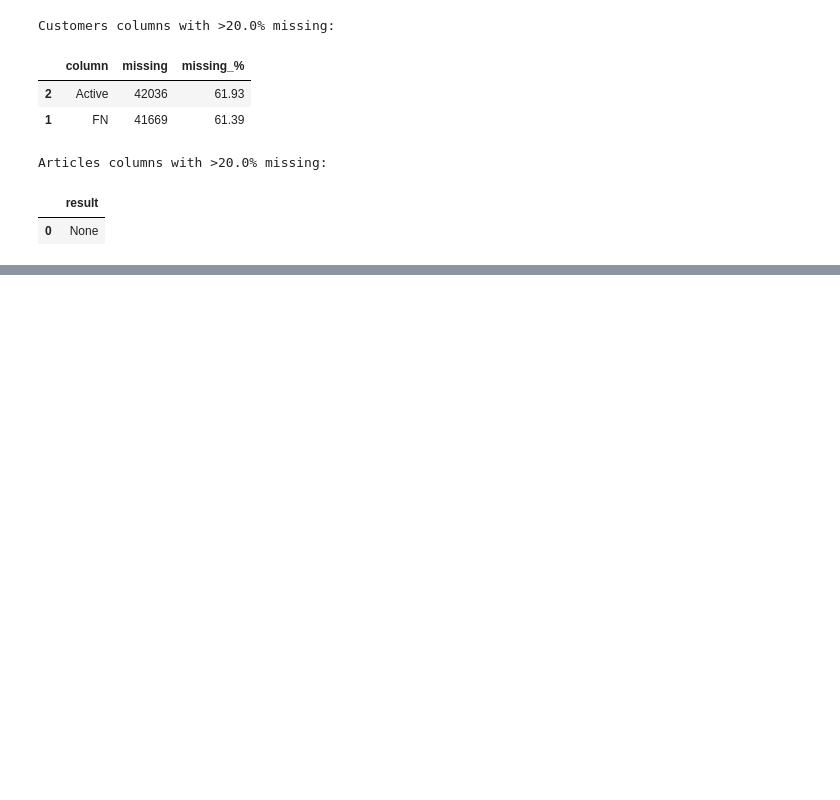
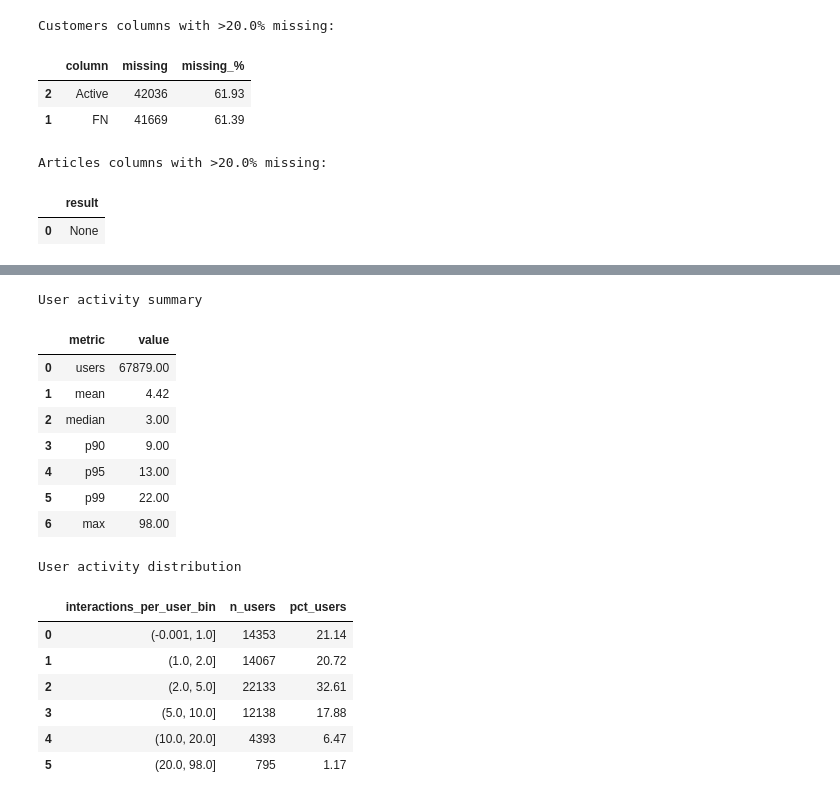
Before and after one commit to Chikire/Reco-Nova, a Jupyter notebook: notebooks/EDA_notebook.ipynb, the cells around one changed output, grey strips where cells are left out. Cells and saved outputs as stored; diff of their text form; code cells hidden in the pictures; blank space fills up the shorter version.

```diff
--- a/notebooks/EDA_notebook.ipynb
+++ b/notebooks/EDA_notebook.ipynb
@@ -505,0 +515,56 @@ summary
+# %%
+# 1) Analyze user activity distribution
+user_activity = (
+    tx_sample.groupby("customer_id").size().rename("n_interactions")
+)
+
+user_activity_summary = pd.DataFrame(
+    {
+        "metric": ["users", "mean", "median", "p90", "p95", "p99", "max"],
+        "value": [
+            int(user_activity.shape[0]),
+            round(float(user_activity.mean()), 2),
+            round(float(user_activity.median()), 2),
+            round(float(user_activity.quantile(0.90)), 2),
+            round(float(user_activity.quantile(0.95)), 2),
+            round(float(user_activity.quantile(0.99)), 2),
+            int(user_activity.max()),
+        ],
+    }
+)
+
+activity_bins = pd.cut(
+    user_activity,
+    bins=[0, 1, 2, 5, 10, 20, user_activity.max()],
+    include_lowest=True,
+)
+user_activity_distribution = (
+    activity_bins.value_counts().sort_index().rename_axis("interactions_per_user_bin")
+    .reset_index(name="n_users")
+)
+user_activity_distribution["pct_users"] = (
+    100 * user_activity_distribution["n_users"] / user_activity.shape[0]
+).round(2)
+
+print("User activity summary")
+display(user_activity_summary)
+print("\nUser activity distribution")
+display(user_activity_distribution)
+# %% [output]
+User activity summary
+|  | metric | value |
+| 0 | users | 67879.00 |
+| 1 | mean | 4.42 |
+| 2 | median | 3.00 |
+| 3 | p90 | 9.00 |
+| 4 | p95 | 13.00 |
+| 5 | p99 | 22.00 |
+| 6 | max | 98.00 |
+User activity distribution
+|  | interactions_per_user_bin | n_users | pct_users |
+| 0 | (-0.001, 1.0] | 14353 | 21.14 |
+| 1 | (1.0, 2.0] | 14067 | 20.72 |
+| 2 | (2.0, 5.0] | 22133 | 32.61 |
+| 3 | (5.0, 10.0] | 12138 | 17.88 |
+| 4 | (10.0, 20.0] | 4393 | 6.47 |
+| 5 | (20.0, 98.0] | 795 | 1.17 |
```
Also changed, not shown: parts of 8 cells of this notebook.
